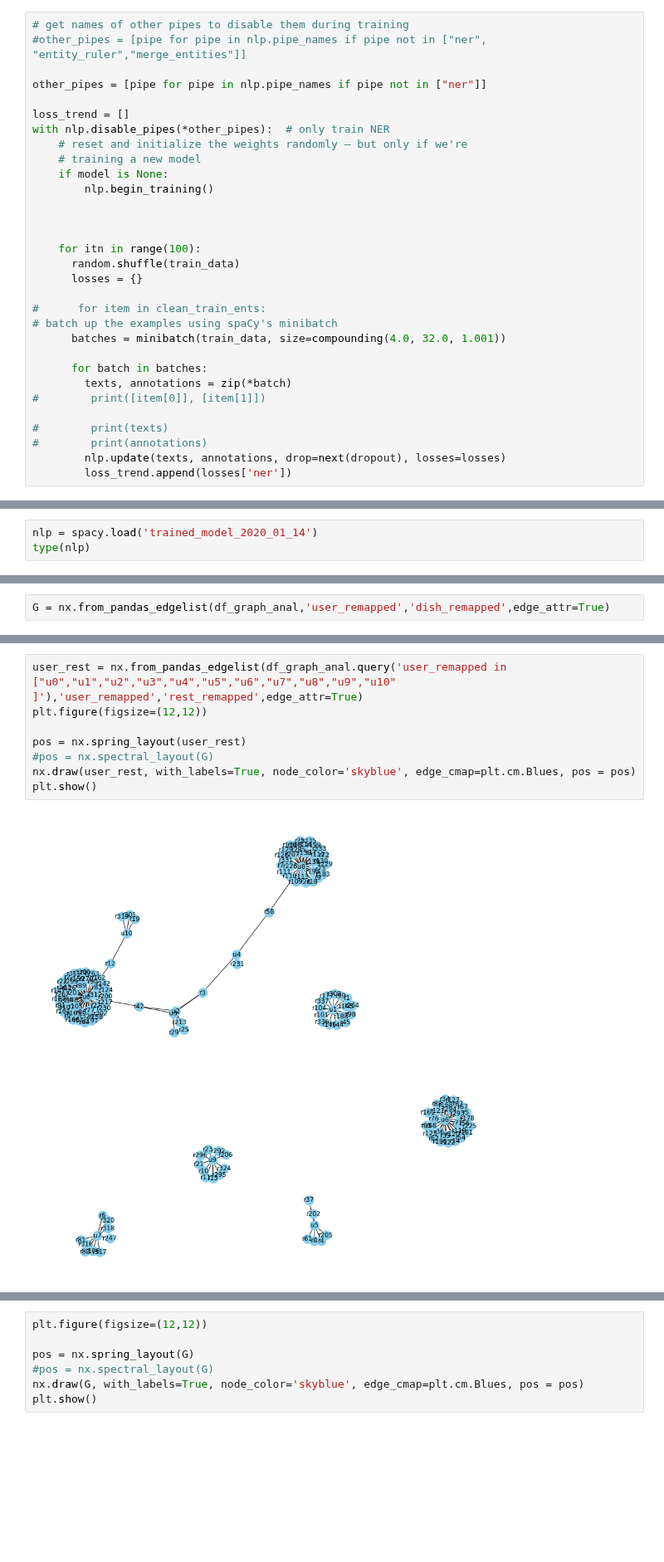
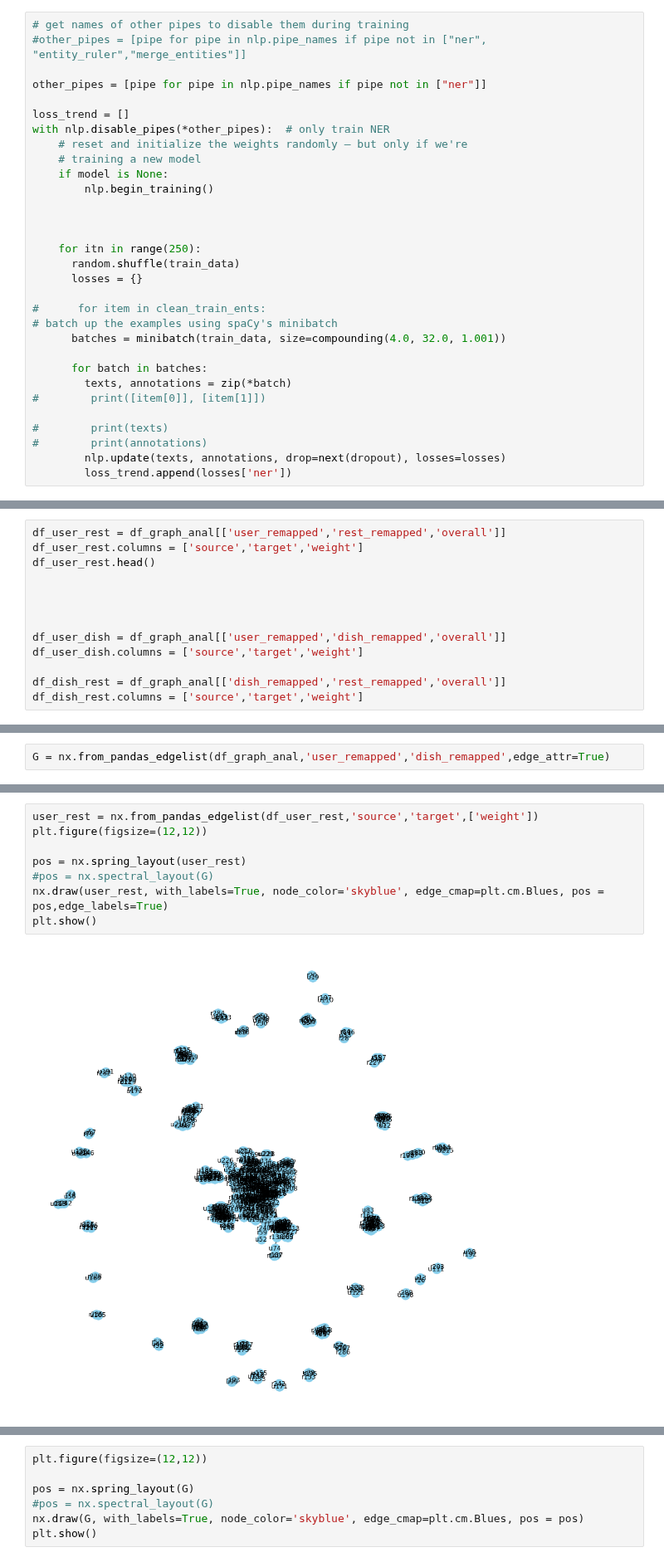
Before and after one commit to ravi-gopalan/DAND_Data_Wrangling, a Jupyter notebook: post_training_processing.ipynb, the cells around one changed output, grey strips where cells are left out. Shown at 83% size. Cells and saved outputs as stored; diff of their text form; blank space fills up the shorter version.

```diff
--- a/post_training_processing.ipynb
+++ b/post_training_processing.ipynb
@@ -229,7 +229,7 @@ with nlp.disable_pipes(*other_pipes):  # only train NER
 
 
 
-    for itn in range(100):
+    for itn in range(250):
       random.shuffle(train_data)
       losses = {}
 
@@ -434,6 +434,3 @@ nlp = spacy.blank("en")
 emoji = Emoji(nlp)
 # %%
 nlp.add_pipe(emoji)
-# %%
-nlp = spacy.load('trained_model_2020_01_14')
-type(nlp)
@@ -975,3 +973,16 @@ df_graph_anal.head()
+# %%
+df_user_rest = df_graph_anal[['user_remapped','rest_remapped','overall']]
+df_user_rest.columns = ['source','target','weight']
+df_user_rest.head()
+
+
+
+
+df_user_dish = df_graph_anal[['user_remapped','dish_remapped','overall']]
+df_user_dish.columns = ['source','target','weight']
+
+df_dish_rest = df_graph_anal[['dish_remapped','rest_remapped','overall']]
+df_dish_rest.columns = ['source','target','weight']
 # %%
 df_graph_exploded = df_graph_anal.explode('entities').reset_index(drop=True)
 df_graph_exploded.head(10)
@@ -1045,10 +1065,10 @@ plt.show()
 # %%
-user_rest = nx.from_pandas_edgelist(df_graph_anal.query('user_remapped in ["u0","u1","u2","u3","u4","u5","u6","u7","u8","u9","u10" ]'),'user_remapped','rest_remapped',edge_attr=True)
+user_rest = nx.from_pandas_edgelist(df_user_rest,'source','target',['weight'])
 plt.figure(figsize=(12,12))
 
 pos = nx.spring_layout(user_rest)
 #pos = nx.spectral_layout(G)
-nx.draw(user_rest, with_labels=True, node_color='skyblue', edge_cmap=plt.cm.Blues, pos = pos)
+nx.draw(user_rest, with_labels=True, node_color='skyblue', edge_cmap=plt.cm.Blues, pos = pos,edge_labels=True)
 plt.show()
 # %% [output]
-[figure, old version]
+[figure, new version]
```
Also changed, not shown: parts of 15 cells of this notebook.
